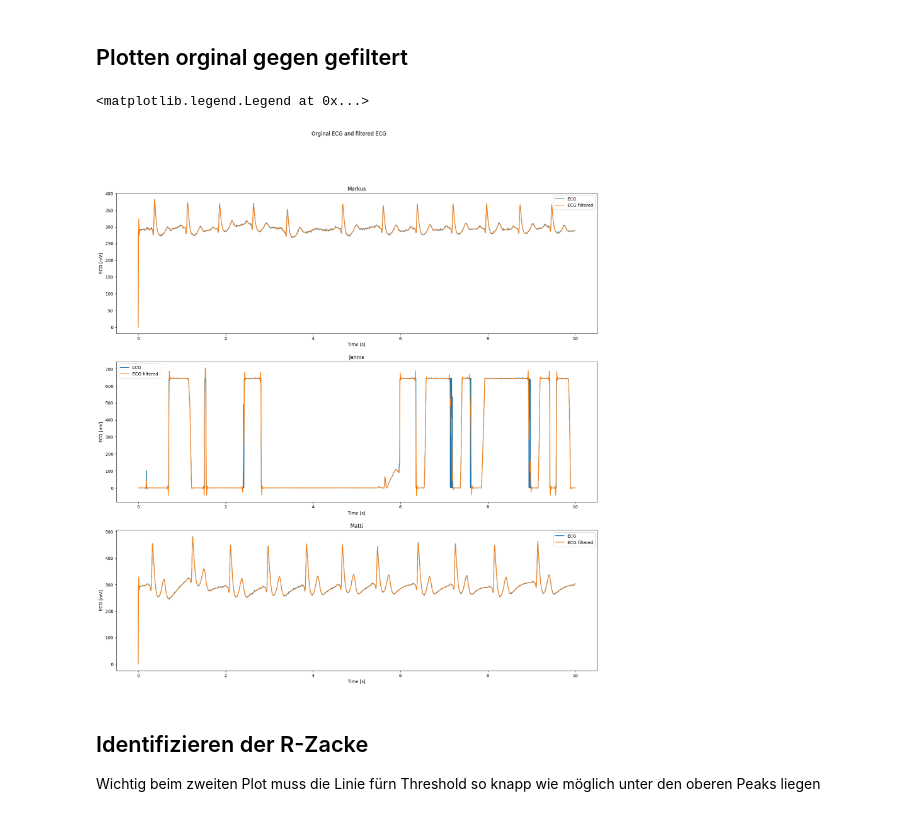
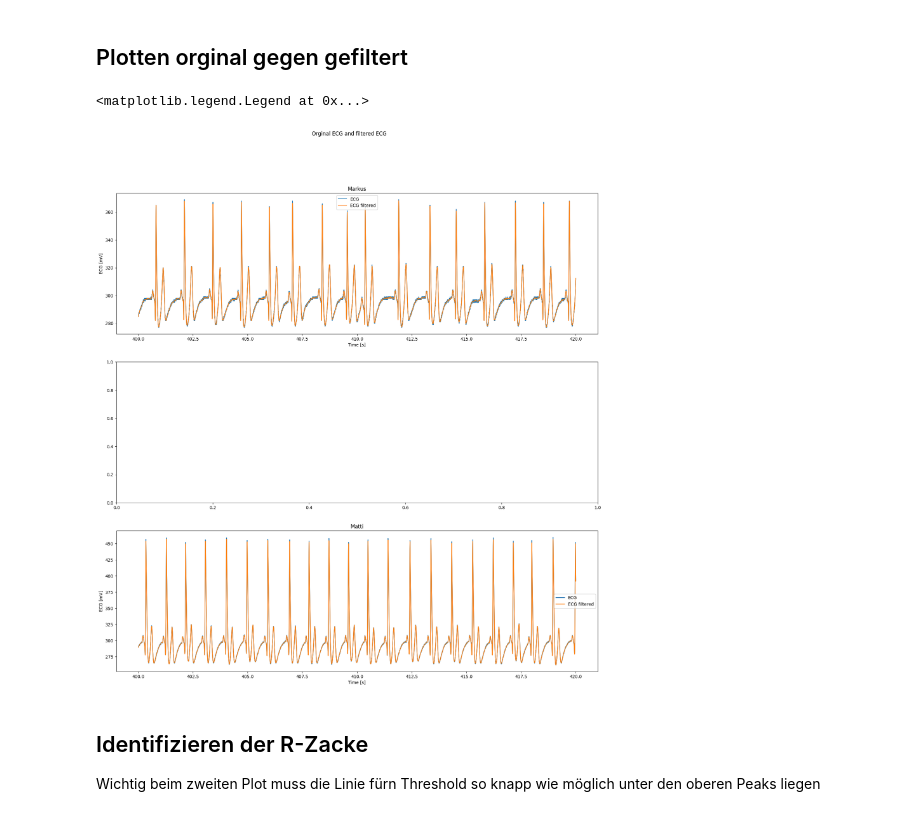
Before and after one commit to jannis-chr/Biosignal_2, a Jupyter notebook: Praktikum_2.ipynb, the cells around one changed output. Drawn from its saved outputs; the diff is of its cells as text; code cells hidden in the pictures.

Commit message:
Jannis Daten rausgeschmissen

```diff
--- a/Praktikum_2.ipynb
+++ b/Praktikum_2.ipynb
@@ -38,30 +33,24 @@ ecg_filtered_03 = butter_lowpass_filter(0.16, ecg_03)
 # %% [markdown]
 ## Plotten orginal gegen gefiltert
 # %%
-time_plot = np.where(time_01 < 10)[0]
+time_plot = np.where(np.logical_and(time_01 > 400 ,time_01 < 420))[0] #Zeitfenster des Plots
 fig, (ax1, ax2, ax3) = plt.subplots(3, 1, figsize=(20, 20))
 fig.suptitle('Orginal ECG and filtered ECG')
 #Plotten Daten Markus
 ax1.plot(time_01[time_plot], ecg_01[time_plot], label='ECG')
 ax1.plot(time_01[time_plot], ecg_filtered_01[time_plot], label='ECG filtered')
 ax1.set_title('Markus')
 ax1.set(xlabel='Time [s]', ylabel='ECG [mV]')
 ax1.legend()
-#Plotten Daten Jannis
-ax2.plot(time_02[time_plot], ecg_02[time_plot], label='ECG')
-ax2.plot(time_02[time_plot], ecg_filtered_02[time_plot], label='ECG filtered')
-ax2.set_title('Jannis')
-ax2.set(xlabel='Time [s]', ylabel='ECG [mV]')
-ax2.legend()
 #Plotten Daten Matti
 ax3.plot(time_03[time_plot], ecg_03[time_plot], label='ECG')
 ax3.plot(time_03[time_plot], ecg_filtered_03[time_plot], label='ECG filtered')
 ax3.set_title('Matti')
 ax3.set(xlabel='Time [s]', ylabel='ECG [mV]')
 ax3.legend()
 # %% [output]
 <matplotlib.legend.Legend at 0x...>
-[figure, old version]
+[figure, new version]
 # %% [markdown]
 ## Identifizieren der R-Zacke
 Wichtig beim zweiten Plot muss die Linie fürn Threshold so knapp wie möglich unter den oberen Peaks liegen
```
Also changed, not shown: parts of 2 cells of this notebook.
